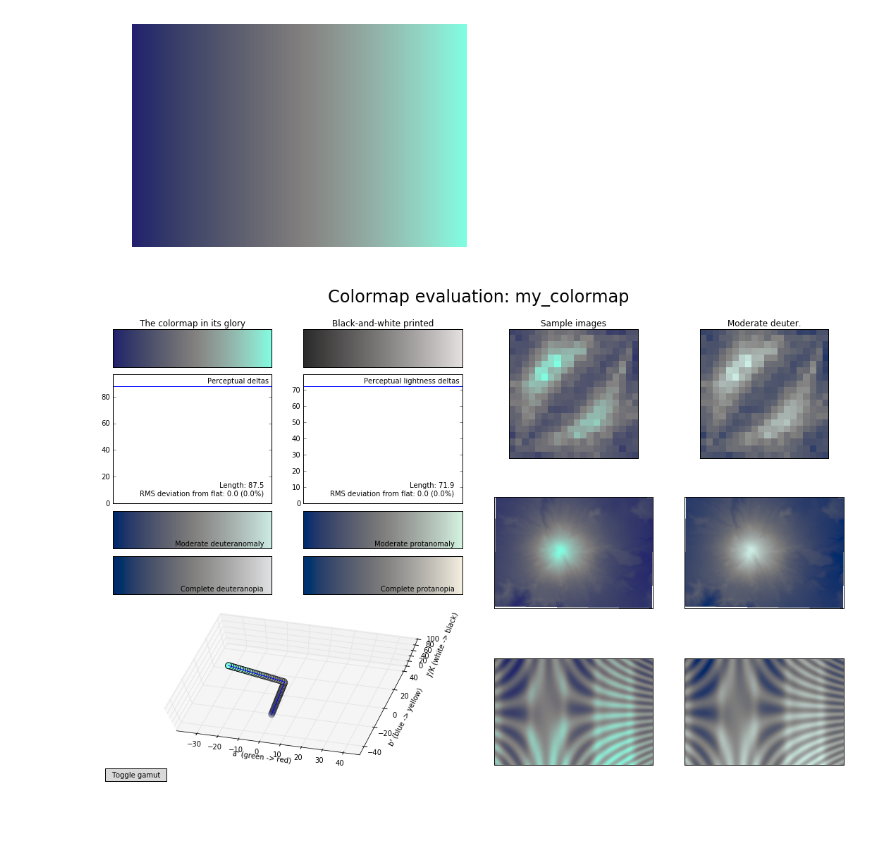
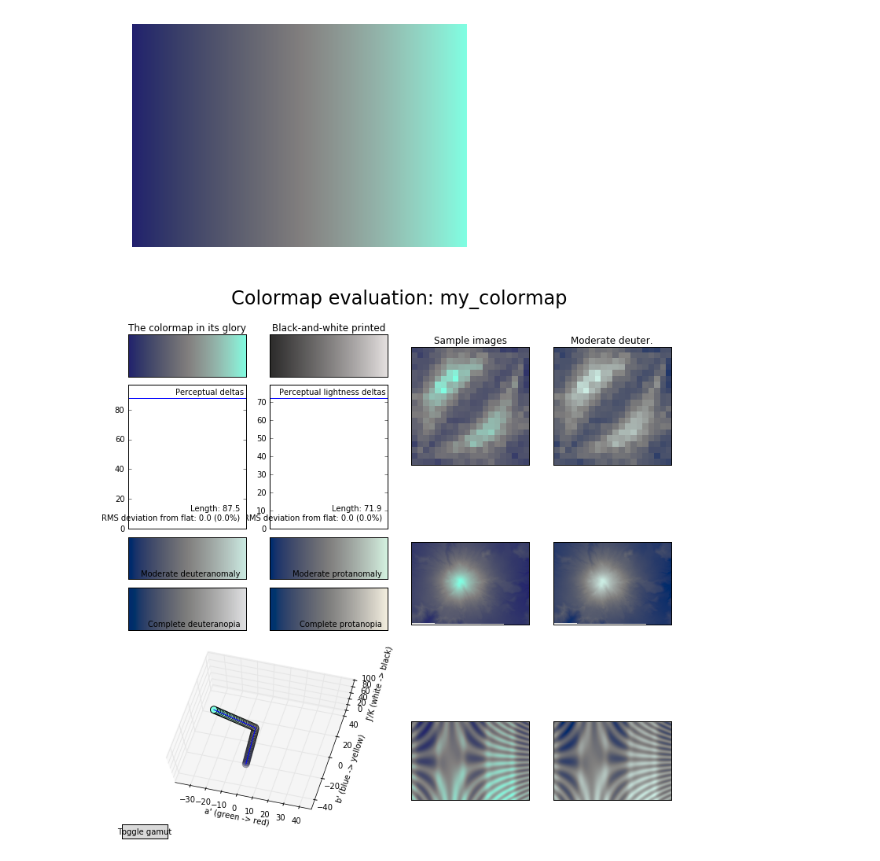
Before and after one commit to ahartikainen/Perceptual-cmaps, a Jupyter notebook: Divergent_monotonic_cmap.ipynb, the cells around one changed output. Drawn from its saved outputs; the diff is of its cells as text; code cells hidden in the pictures; blank space fills up the shorter version.

```diff
--- a/Divergent_monotonic_cmap.ipynb
+++ b/Divergent_monotonic_cmap.ipynb
@@ -158,6 +158,6 @@ plt.gca().set_axis_off()
 # %%
 viscm.viscm(my_cmap2)
 fig = plt.gcf()
-fig.set_size_inches(15, 10)
+fig.set_size_inches(10, 10)
 # %% [output]
-[figure, old version]
+[figure, new version]
```
Also changed, not shown: parts of 1 cell of this notebook.
